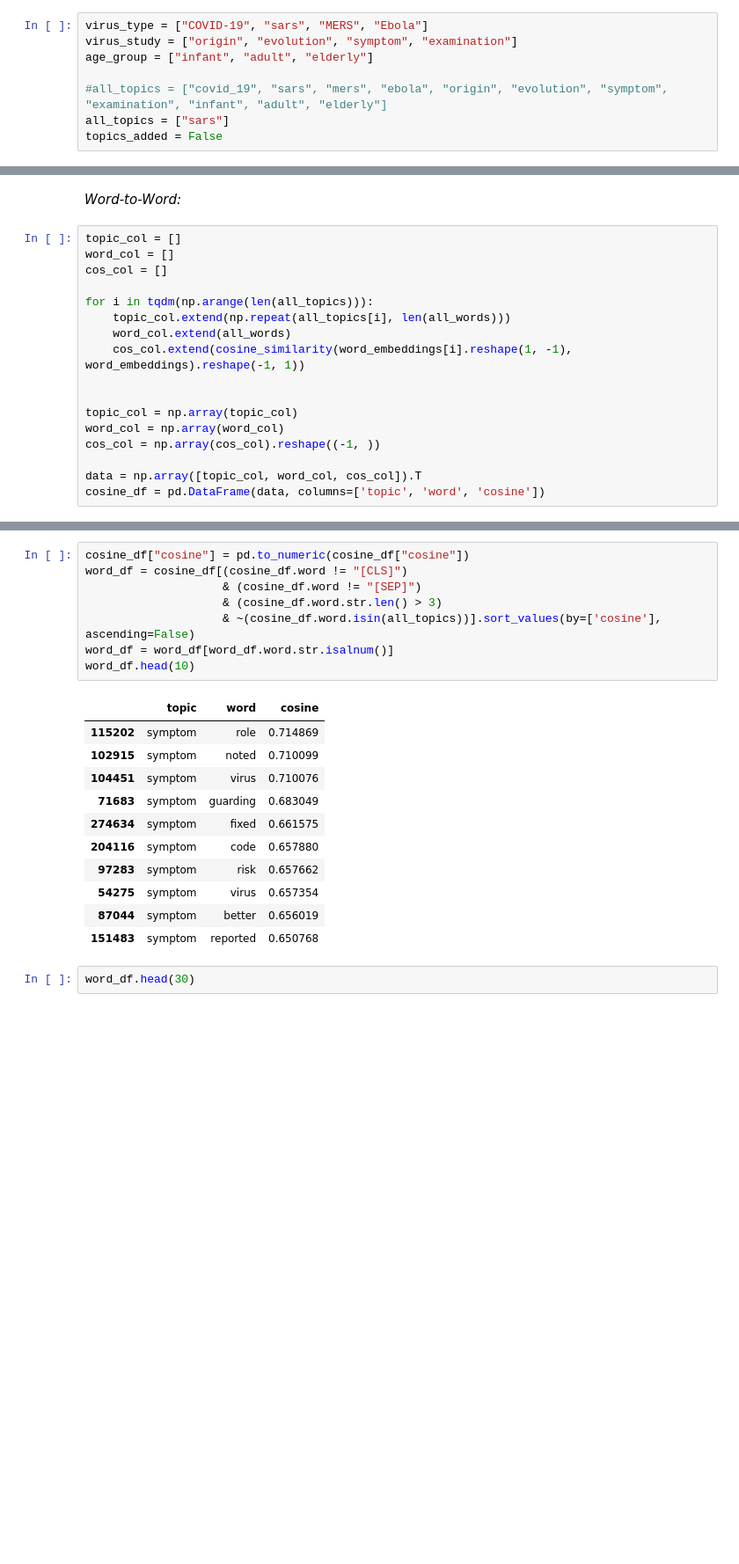
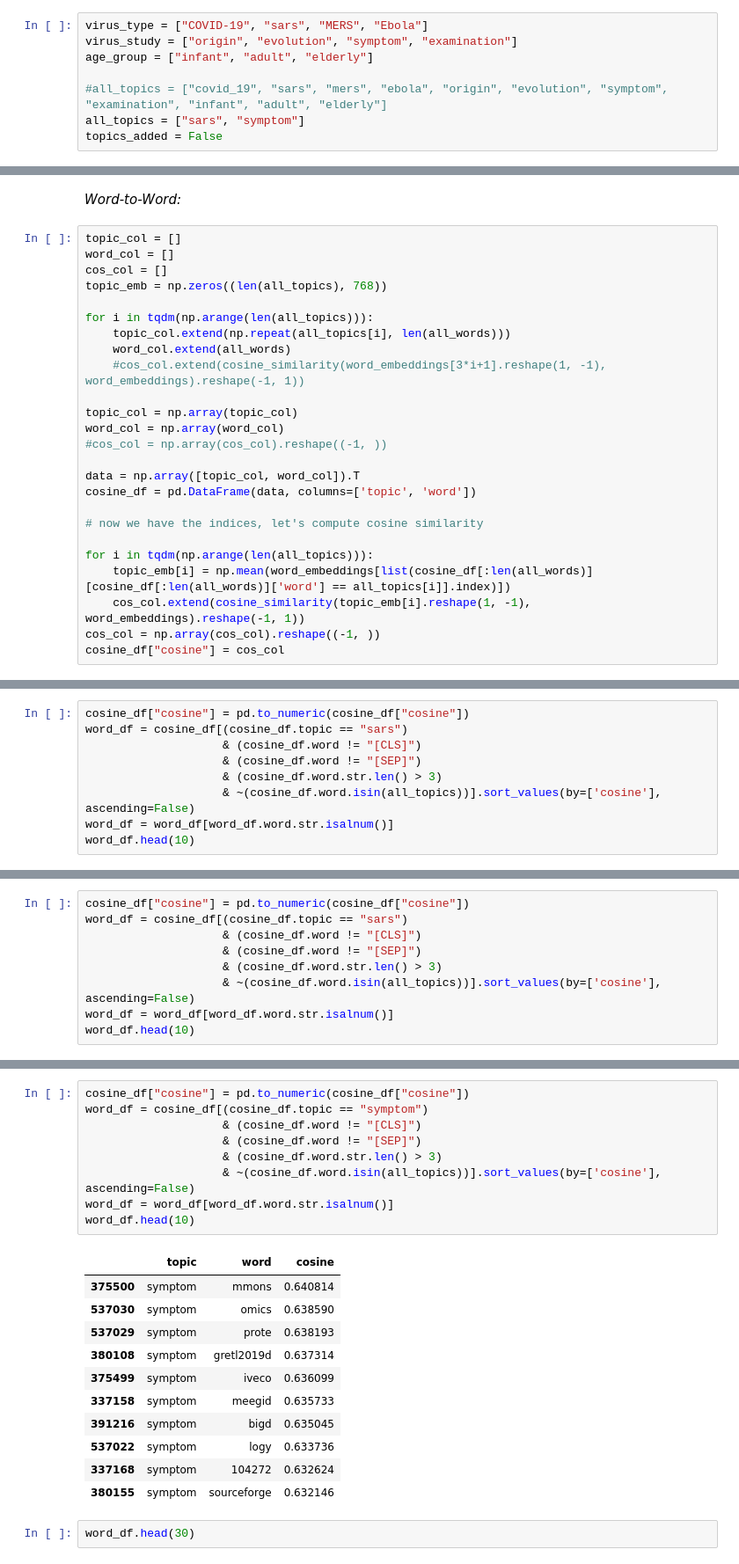
Before and after one commit to pkargupta/multidimsearch, a Jupyter notebook: main.ipynb, the cells around one changed output, grey strips where cells are left out. Shown at 88% size. Drawn from its saved outputs; the diff is of its cells as text; blank space fills up the shorter version.

```diff
--- a/main.ipynb
+++ b/main.ipynb
@@ -97,7 +235,7 @@ virus_study = ["origin", "evolution", "symptom", "examination"]
 age_group = ["infant", "adult", "elderly"]
 
 #all_topics = ["covid_19", "sars", "mers", "ebola", "origin", "evolution", "symptom", "examination", "infant", "adult", "elderly"]
-all_topics = ["sars"]
+all_topics = ["sars", "symptom"]
 topics_added = False
 # %%
 def generate_chunks(corpus, size=512, limit=None): #TODO: CHANGE TO GENERATOR and might need to introduce overlap
@@ -195,16 +333,24 @@ _Word-to-Word:_
 topic_col = []
 word_col = []
 cos_col = []
+topic_emb = np.zeros((len(all_topics), 768))
 
 for i in tqdm(np.arange(len(all_topics))):
     topic_col.extend(np.repeat(all_topics[i], len(all_words)))
     word_col.extend(all_words)
-    cos_col.extend(cosine_similarity(word_embeddings[i].reshape(1, -1), word_embeddings).reshape(-1, 1))
-
+    #cos_col.extend(cosine_similarity(word_embeddings[3*i+1].reshape(1, -1), word_embeddings).reshape(-1, 1))
 
 topic_col = np.array(topic_col)
 word_col = np.array(word_col)
+#cos_col = np.array(cos_col).reshape((-1, ))
+
+data = np.array([topic_col, word_col]).T
+cosine_df = pd.DataFrame(data, columns=['topic', 'word'])
+
+# now we have the indices, let's compute cosine similarity
+
+for i in tqdm(np.arange(len(all_topics))):
+    topic_emb[i] = np.mean(word_embeddings[list(cosine_df[:len(all_words)][cosine_df[:len(all_words)]['word'] == all_topics[i]].index)])
+    cos_col.extend(cosine_similarity(topic_emb[i].reshape(1, -1), word_embeddings).reshape(-1, 1))
 cos_col = np.array(cos_col).reshape((-1, ))
-
-data = np.array([topic_col, word_col, cos_col]).T
-cosine_df = pd.DataFrame(data, columns=['topic', 'word', 'cosine'])
+cosine_df["cosine"] = cos_col
@@ -230,0 +391,9 @@ cosine_df
+# %%
+cosine_df["cosine"] = pd.to_numeric(cosine_df["cosine"])
+word_df = cosine_df[(cosine_df.topic == "sars")
+                    & (cosine_df.word != "[CLS]")
+                    & (cosine_df.word != "[SEP]")
+                    & (cosine_df.word.str.len() > 3)
+                    & ~(cosine_df.word.isin(all_topics))].sort_values(by=['cosine'], ascending=False)
+word_df = word_df[word_df.word.str.isalnum()]
+word_df.head(10)
@@ -230,0 +412,9 @@ cosine_df
+# %%
+cosine_df["cosine"] = pd.to_numeric(cosine_df["cosine"])
+word_df = cosine_df[(cosine_df.topic == "sars")
+                    & (cosine_df.word != "[CLS]")
+                    & (cosine_df.word != "[SEP]")
+                    & (cosine_df.word.str.len() > 3)
+                    & ~(cosine_df.word.isin(all_topics))].sort_values(by=['cosine'], ascending=False)
+word_df = word_df[word_df.word.str.isalnum()]
+word_df.head(10)
@@ -231,23 +433,24 @@ cosine_df
 # %%
 cosine_df["cosine"] = pd.to_numeric(cosine_df["cosine"])
-word_df = cosine_df[(cosine_df.word != "[CLS]")
+word_df = cosine_df[(cosine_df.topic == "symptom")
+                    & (cosine_df.word != "[CLS]")
                     & (cosine_df.word != "[SEP]")
                     & (cosine_df.word.str.len() > 3)
                     & ~(cosine_df.word.isin(all_topics))].sort_values(by=['cosine'], ascending=False)
 word_df = word_df[word_df.word.str.isalnum()]
 word_df.head(10)
 # %% [output]
 |  | topic | word | cosine |
-| 115202 | symptom | role | 0.714869 |
-| 102915 | symptom | noted | 0.710099 |
-| 104451 | symptom | virus | 0.710076 |
-| 71683 | symptom | guarding | 0.683049 |
-| 274634 | symptom | fixed | 0.661575 |
-| 204116 | symptom | code | 0.657880 |
-| 97283 | symptom | risk | 0.657662 |
-| 54275 | symptom | virus | 0.657354 |
-| 87044 | symptom | better | 0.656019 |
-| 151483 | symptom | reported | 0.650768 |
+| 375500 | symptom | mmons | 0.640814 |
+| 537030 | symptom | omics | 0.638590 |
+| 537029 | symptom | prote | 0.638193 |
+| 380108 | symptom | gretl2019d | 0.637314 |
+| 375499 | symptom | iveco | 0.636099 |
+| 337158 | symptom | meegid | 0.635733 |
+| 391216 | symptom | bigd | 0.635045 |
+| 537022 | symptom | logy | 0.633736 |
+| 337168 | symptom | 104272 | 0.632624 |
+| 380155 | symptom | sourceforge | 0.632146 |
 # %%
 word_df.head(30)
 # %% [output]
```
Also changed, not shown: parts of 21 cells of this notebook.
